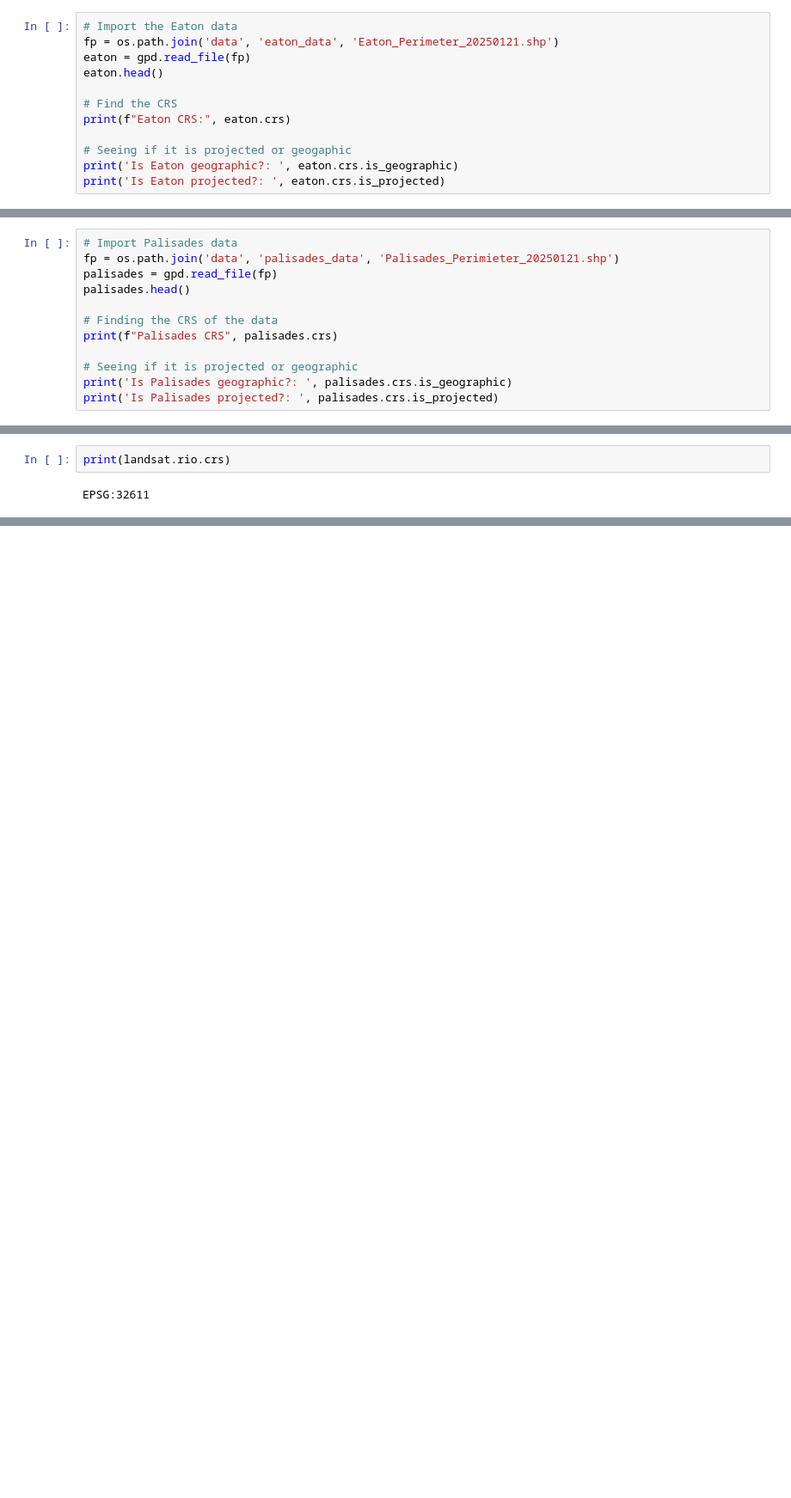
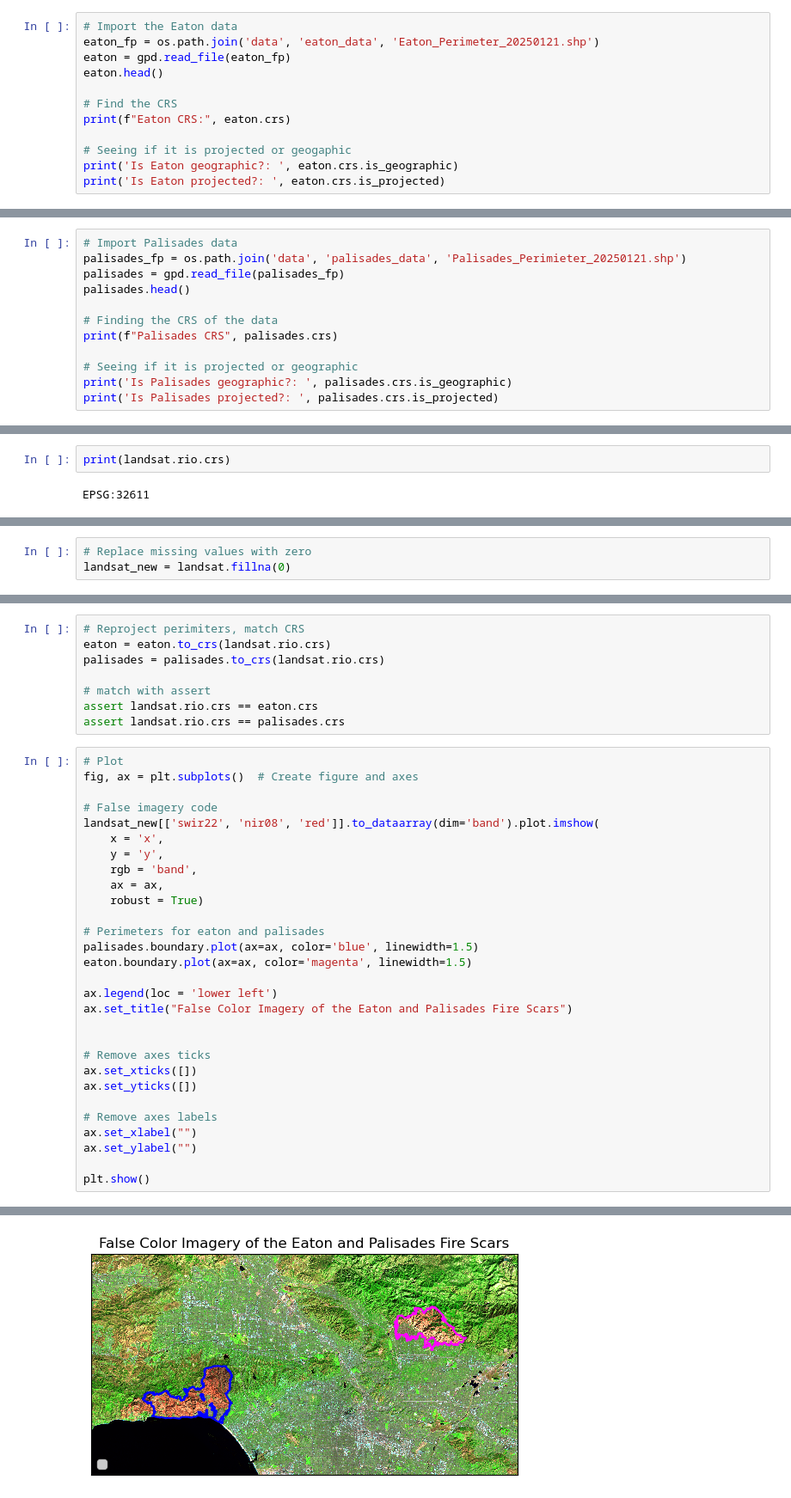
Before and after one commit to katefrankland/eds220-hwk4, a Jupyter notebook: hwk4.ipynb, the cells around one changed output, grey strips where cells are left out. Shown at 86% size. Cells and saved outputs as stored; diff of their text form; blank space fills up the shorter version.

```diff
--- a/hwk4.ipynb
+++ b/hwk4.ipynb
@@ -14,8 +22,8 @@ import matplotlib.pyplot as plt
 Explore the fire perimeter data and write a brief summary of the information you obtained from the preliminary exploration. Your summary should include, at least, the CRS of the data and whether this is projected or geographic.
 # %%
 # Import the Eaton data
-fp = os.path.join('data', 'eaton_data', 'Eaton_Perimeter_20250121.shp')
-eaton = gpd.read_file(fp)
+eaton_fp = os.path.join('data', 'eaton_data', 'Eaton_Perimeter_20250121.shp')
+eaton = gpd.read_file(eaton_fp)
 eaton.head()
 
 # Find the CRS
@@ -30,8 +38,8 @@ Is Eaton geographic?:  True
 Is Eaton projected?:  False
 # %%
 # Import Palisades data
-fp = os.path.join('data', 'palisades_data', 'Palisades_Perimieter_20250121.shp')
-palisades = gpd.read_file(fp)
+palisades_fp = os.path.join('data', 'palisades_data', 'Palisades_Perimieter_20250121.shp')
+palisades = gpd.read_file(palisades_fp)
 palisades.head()
 
 # Finding the CRS of the data
@@ -107,0 +162,3 @@ EPSG:32611
+# %%
+# Replace missing values with zero
+landsat_new = landsat.fillna(0)
@@ -107,0 +196,38 @@ EPSG:32611
+# %%
+# Reproject perimiters, match CRS
+eaton = eaton.to_crs(landsat.rio.crs)
+palisades = palisades.to_crs(landsat.rio.crs)
+
+# match with assert
+assert landsat.rio.crs == eaton.crs
+assert landsat.rio.crs == palisades.crs
+# %%
+# Plot
+fig, ax = plt.subplots()  # Create figure and axes
+
+# False imagery code
+landsat_new[['swir22', 'nir08', 'red']].to_dataarray(dim='band').plot.imshow(
+    x = 'x',
+    y = 'y',
+    rgb = 'band',
+    ax = ax,
+    robust = True)
+
+# Perimeters for eaton and palisades
+palisades.boundary.plot(ax=ax, color='blue', linewidth=1.5)
+eaton.boundary.plot(ax=ax, color='magenta', linewidth=1.5)
+
+ax.legend(loc = 'lower left')
+ax.set_title("False Color Imagery of the Eaton and Palisades Fire Scars")
+
+
+# Remove axes ticks
+ax.set_xticks([])
+ax.set_yticks([])
+
+# Remove axes labels
+ax.set_xlabel("")
+ax.set_ylabel("")
+
+plt.show()
+# %% [output]
@@ -107,0 +235 @@ EPSG:32611
+[figure, added]
```
Also changed, not shown: parts of 22 cells of this notebook, 13 other files.
